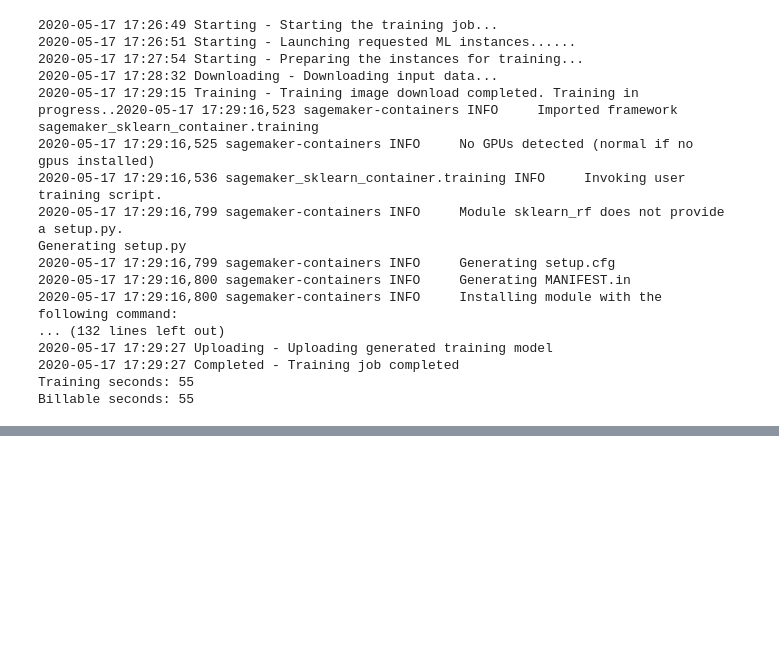
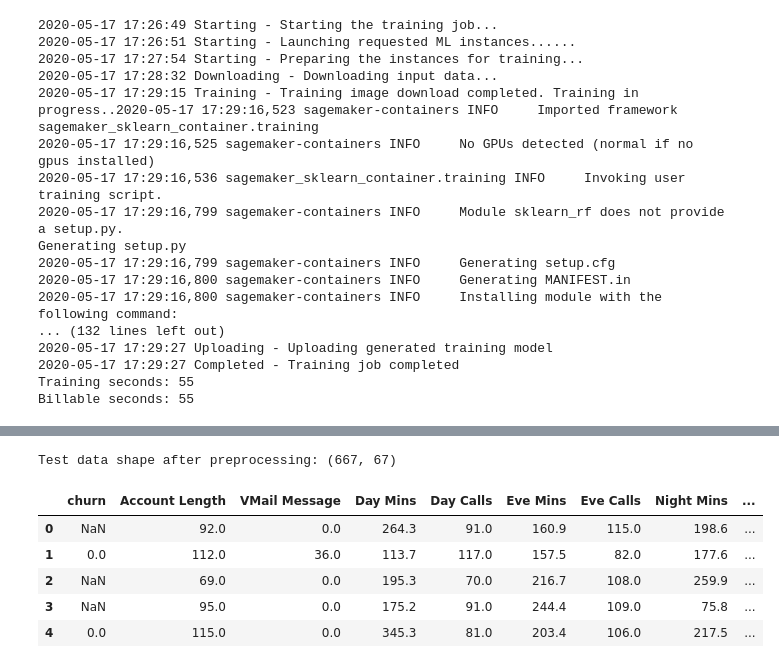
Before and after one commit to lpatruno/sagemaker-course, a Jupyter notebook: notebooks/ch03_interactive_model_training.ipynb, the cells around one changed output, grey strips where cells are left out. Drawn from its saved outputs; the diff is of its cells as text; code cells hidden in the pictures; blank space fills up the shorter version.

```diff
--- a/notebooks/ch03_interactive_model_training.ipynb
+++ b/notebooks/ch03_interactive_model_training.ipynb
@@ -228,0 +433,11 @@ Billable seconds: 55
+# %%
+print('Test data shape after preprocessing: {}'.format(processed_test_df.shape))
+processed_test_df.head()
+# %% [output]
+Test data shape after preprocessing: (667, 67)
+|  | churn | Account Length | VMail Message | Day Mins | Day Calls | Eve Mins | Eve Calls | Night Mins | ... |
+| 0 | NaN | 92.0 | 0.0 | 264.3 | 91.0 | 160.9 | 115.0 | 198.6 | ... |
+| 1 | 0.0 | 112.0 | 36.0 | 113.7 | 117.0 | 157.5 | 82.0 | 177.6 | ... |
+| 2 | NaN | 69.0 | 0.0 | 195.3 | 70.0 | 216.7 | 108.0 | 259.9 | ... |
+| 3 | NaN | 95.0 | 0.0 | 175.2 | 91.0 | 244.4 | 109.0 | 75.8 | ... |
+| 4 | 0.0 | 115.0 | 0.0 | 345.3 | 81.0 | 203.4 | 106.0 | 217.5 | ... |
```
Also changed, not shown: parts of 15 cells of this notebook.
